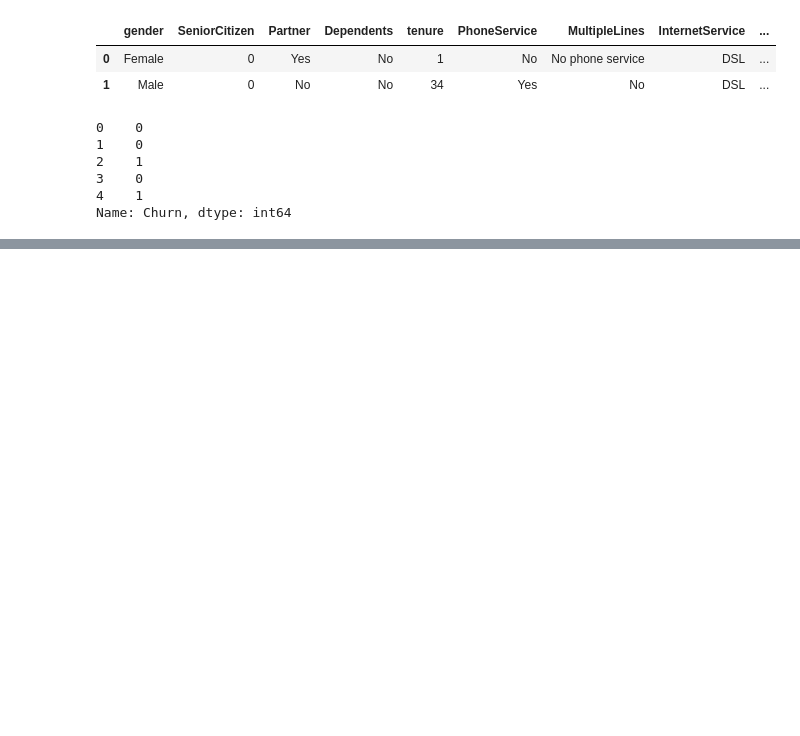
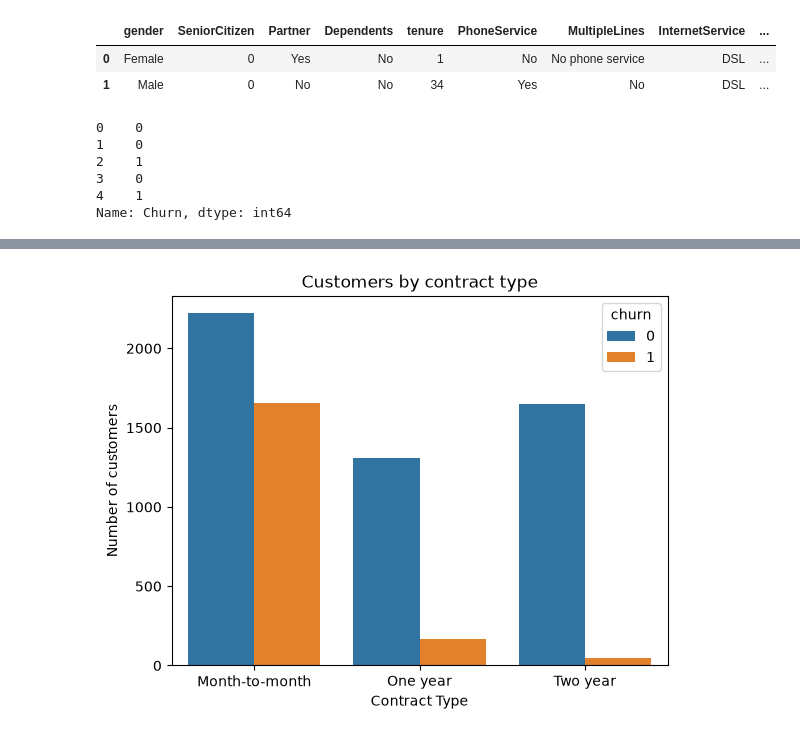
Before and after one commit to priyankrathoddd/Machine-Learning-Real-World-Projects, a Jupyter notebook: Telecom-Customer-Churn/Telecom_Customer_Churn.ipynb, the cells around one changed output, grey strips where cells are left out. Saved outputs shown, nothing was run; the diff lists cells and outputs as text; code cells hidden in the pictures; blank space fills up the shorter version.

```diff
--- a/Telecom-Customer-Churn/Telecom_Customer_Churn.ipynb
+++ b/Telecom-Customer-Churn/Telecom_Customer_Churn.ipynb
@@ -177,0 +280,11 @@ Name: Churn, dtype: int64
+# %%
+# Churn by contract type
+
+sns.countplot(x='Contract',data=df, hue='Churn')
+plt.title("Customers by contract type")
+plt.xlabel("Contract Type")
+plt.ylabel("Number of customers")
+plt.legend(title='churn')
+plt.show()
+# %% [output]
+[figure, added]
```
Also changed, not shown: parts of 11 cells of this notebook.
